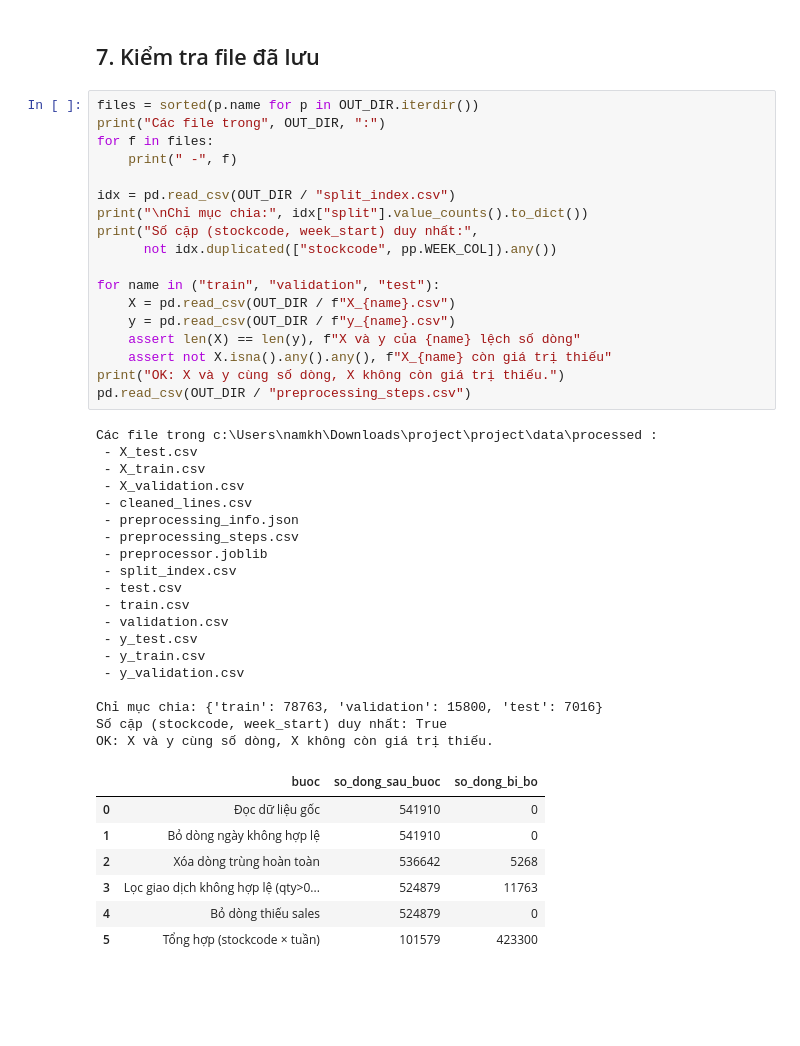
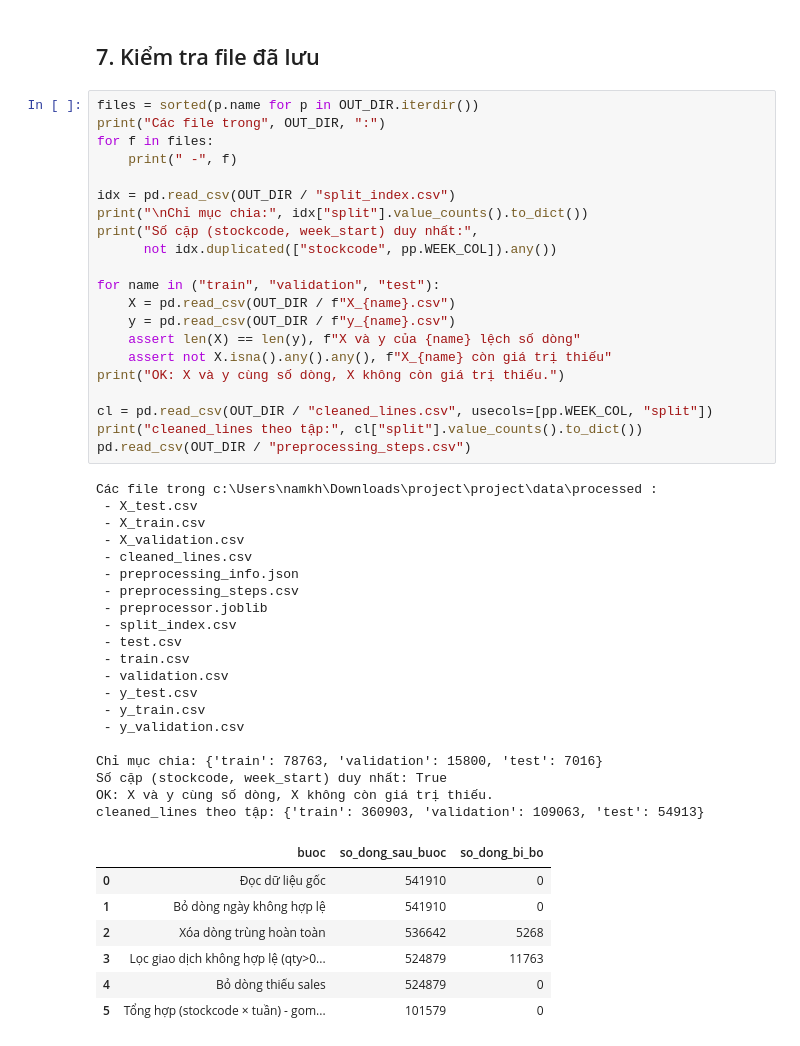
Before and after one commit to catgaming664-spec/nhom7-predicting-product-sales, a Jupyter notebook: notebooks/02_preprocess.ipynb, the cells around one changed output. Saved outputs shown, nothing was run; the diff lists cells and outputs as text; blank space fills up the shorter version.

```diff
--- a/notebooks/02_preprocess.ipynb
+++ b/notebooks/02_preprocess.ipynb
@@ -334,34 +337,38 @@ for name in ("train", "validation", "test"):
     assert len(X) == len(y), f"X và y của {name} lệch số dòng"
     assert not X.isna().any().any(), f"X_{name} còn giá trị thiếu"
 print("OK: X và y cùng số dòng, X không còn giá trị thiếu.")
+
+cl = pd.read_csv(OUT_DIR / "cleaned_lines.csv", usecols=[pp.WEEK_COL, "split"])
+print("cleaned_lines theo tập:", cl["split"].value_counts().to_dict())
 pd.read_csv(OUT_DIR / "preprocessing_steps.csv")
 # %% [output]
 Các file trong c:\Users\namkh\Downloads\project\project\data\processed :
  - X_test.csv
  - X_train.csv
  - X_validation.csv
  - cleaned_lines.csv
  - preprocessing_info.json
  - preprocessing_steps.csv
  - preprocessor.joblib
  - split_index.csv
  - test.csv
  - train.csv
  - validation.csv
  - y_test.csv
  - y_train.csv
  - y_validation.csv
 
 Chỉ mục chia: {'train': 78763, 'validation': 15800, 'test': 7016}
 Số cặp (stockcode, week_start) duy nhất: True
 OK: X và y cùng số dòng, X không còn giá trị thiếu.
+cleaned_lines theo tập: {'train': 360903, 'validation': 109063, 'test': 54913}
 |  | buoc | so_dong_sau_buoc | so_dong_bi_bo |
 | 0 | Đọc dữ liệu gốc | 541910 | 0 |
 | 1 | Bỏ dòng ngày không hợp lệ | 541910 | 0 |
 | 2 | Xóa dòng trùng hoàn toàn | 536642 | 5268 |
 | 3 | Lọc giao dịch không hợp lệ (qty>0... | 524879 | 11763 |
 | 4 | Bỏ dòng thiếu sales | 524879 | 0 |
-| 5 | Tổng hợp (stockcode × tuần) | 101579 | 423300 |
+| 5 | Tổng hợp (stockcode × tuần) - gom... | 101579 | 0 |
 # %% [markdown]
 ## 8. Tóm tắt cho báo cáo mục 3
 
```
Also changed, not shown: parts of 7 cells of this notebook.
